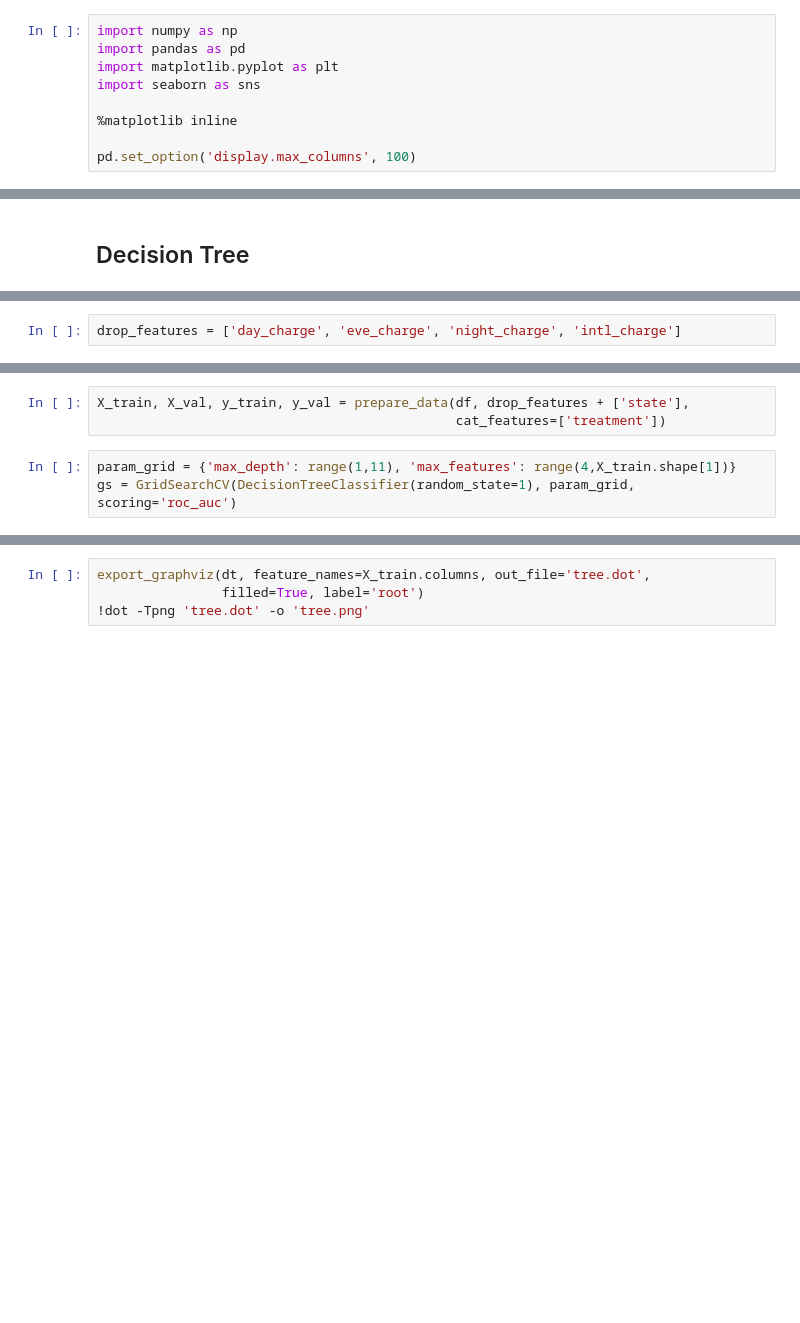
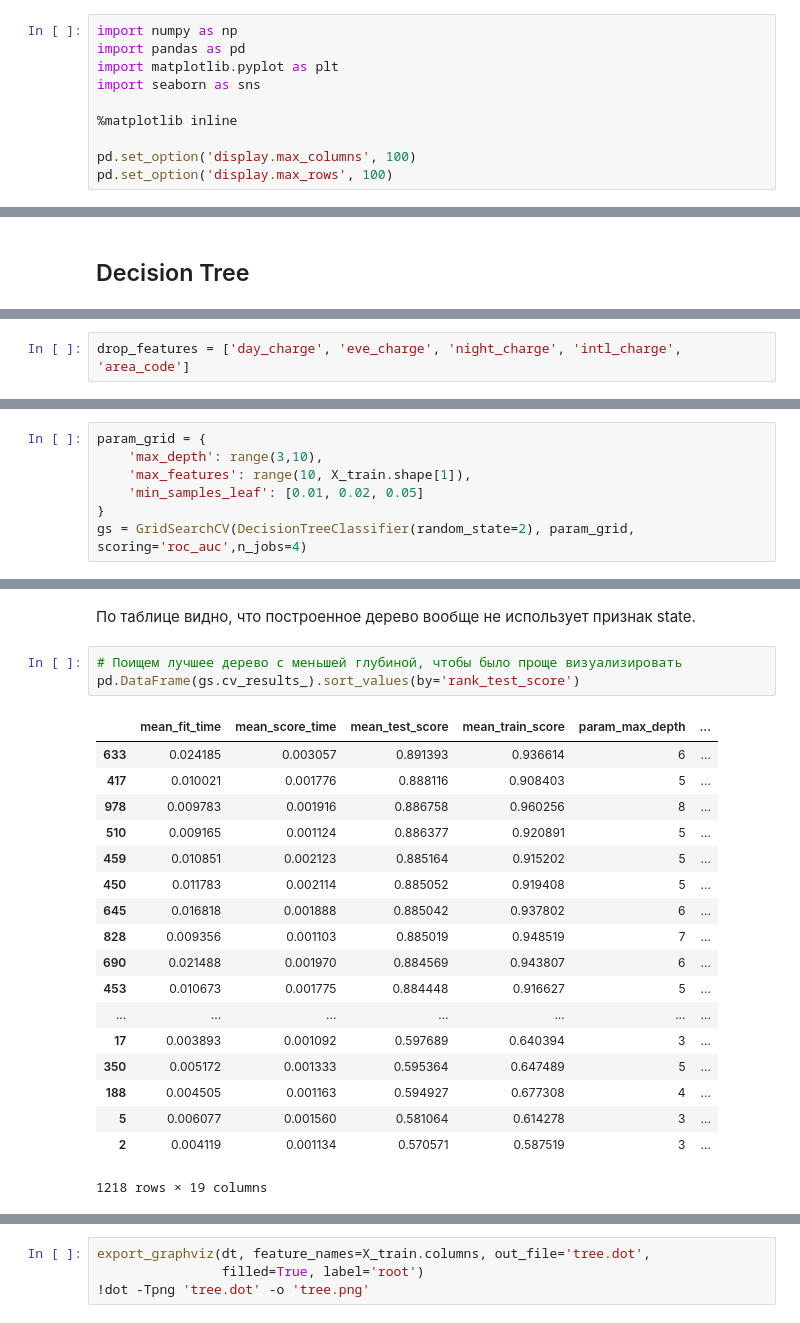
Before and after one commit to artemuk/churn-analysis, a Jupyter notebook: source/analysis.ipynb, the cells around one changed output, grey strips where cells are left out. Drawn from its saved outputs; the diff is of its cells as text; blank space fills up the shorter version.

```diff
--- a/source/analysis.ipynb
+++ b/source/analysis.ipynb
@@ -34,6 +34,7 @@ import seaborn as sns
 %matplotlib inline
 
 pd.set_option('display.max_columns', 100)
+pd.set_option('display.max_rows', 100)
 # %%
 def read_data(path):
     data = pd.read_csv(path, index_col=0)
@@ -496,3 +524,3 @@ from sklearn.tree import DecisionTreeClassifier
 # %%
-drop_features = ['day_charge', 'eve_charge', 'night_charge', 'intl_charge']
+drop_features = ['day_charge', 'eve_charge', 'night_charge', 'intl_charge', 'area_code']
 # %%
@@ -499,10 +528,11 @@ drop_features = ['day_charge', 'eve_charge', 'night_charge', 'intl_charge']
 X_train, X_val, y_train, y_val = prepare_data(df, drop_features,
                                               cat_features=['treatment', 'state'])
-# %%
-X_train, X_val, y_train, y_val = prepare_data(df, drop_features + ['state'],
-                                              cat_features=['treatment'])
 # %%
-param_grid = {'max_depth': range(1,11), 'max_features': range(4,X_train.shape[1])}
-gs = GridSearchCV(DecisionTreeClassifier(random_state=1), param_grid, scoring='roc_auc')
+param_grid = {
+    'max_depth': range(3,10),
+    'max_features': range(10, X_train.shape[1]),
+    'min_samples_leaf': [0.01, 0.02, 0.05]
+}
+gs = GridSearchCV(DecisionTreeClassifier(random_state=2), param_grid, scoring='roc_auc',n_jobs=4)
 # %%
 gs.fit(X_train, y_train)
@@ -514 +578,25 @@ print("Test: %f" % roc_auc_score(y_val, gs.best_estimator_.predict_proba(X_val)[
+# %% [markdown]
+По таблице видно, что построенное дерево вообще не использует признак state.
+# %%
+# Поищем лучшее дерево с меньшей глубиной, чтобы было проще визуализировать
+pd.DataFrame(gs.cv_results_).sort_values(by='rank_test_score')
+# %% [output]
+|  | mean_fit_time | mean_score_time | mean_test_score | mean_train_score | param_max_depth | ... |
+| 633 | 0.024185 | 0.003057 | 0.891393 | 0.936614 | 6 | ... |
+| 417 | 0.010021 | 0.001776 | 0.888116 | 0.908403 | 5 | ... |
+| 978 | 0.009783 | 0.001916 | 0.886758 | 0.960256 | 8 | ... |
+| 510 | 0.009165 | 0.001124 | 0.886377 | 0.920891 | 5 | ... |
+| 459 | 0.010851 | 0.002123 | 0.885164 | 0.915202 | 5 | ... |
+| 450 | 0.011783 | 0.002114 | 0.885052 | 0.919408 | 5 | ... |
+| 645 | 0.016818 | 0.001888 | 0.885042 | 0.937802 | 6 | ... |
+| 828 | 0.009356 | 0.001103 | 0.885019 | 0.948519 | 7 | ... |
+| 690 | 0.021488 | 0.001970 | 0.884569 | 0.943807 | 6 | ... |
+| 453 | 0.010673 | 0.001775 | 0.884448 | 0.916627 | 5 | ... |
+| ... | ... | ... | ... | ... | ... | ... |
+| 17 | 0.003893 | 0.001092 | 0.597689 | 0.640394 | 3 | ... |
+| 350 | 0.005172 | 0.001333 | 0.595364 | 0.647489 | 5 | ... |
+| 188 | 0.004505 | 0.001163 | 0.594927 | 0.677308 | 4 | ... |
+| 5 | 0.006077 | 0.001560 | 0.581064 | 0.614278 | 3 | ... |
+| 2 | 0.004119 | 0.001134 | 0.570571 | 0.587519 | 3 | ... |
+1218 rows × 19 columns
 # %%
```
Also changed, not shown: parts of 22 cells of this notebook, 1 other file.
